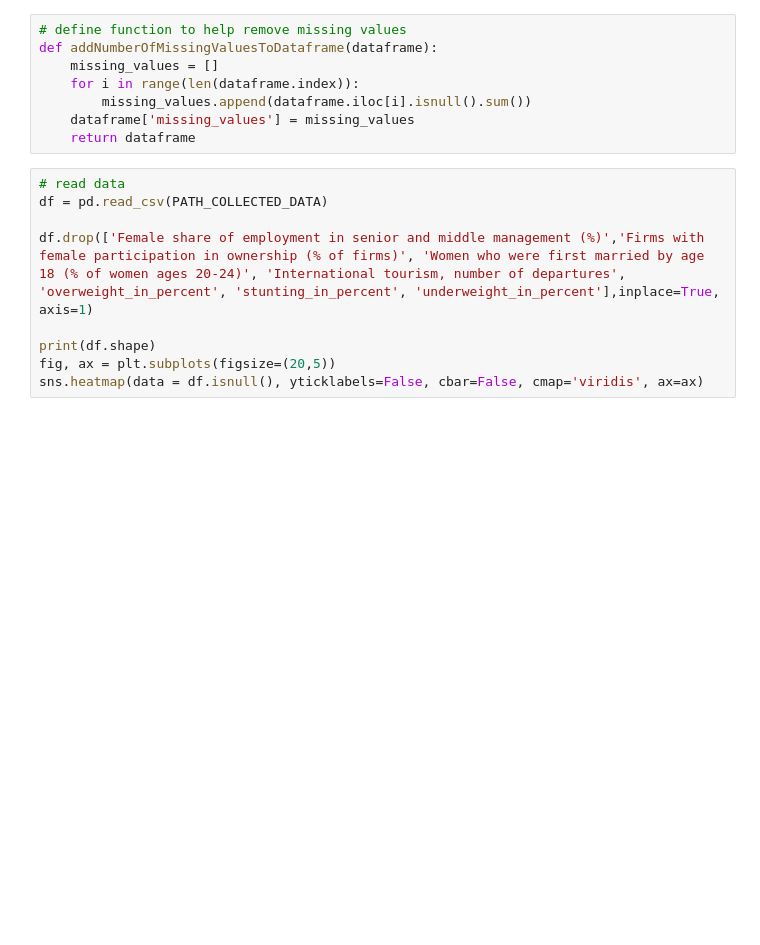
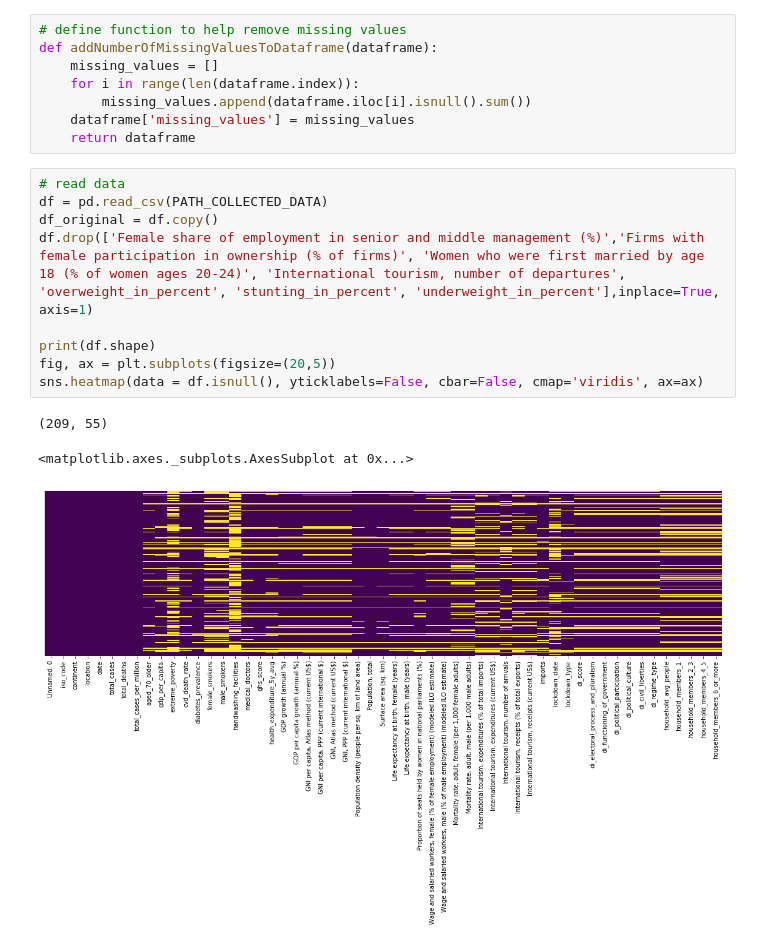
Before and after one commit to WWI17SEB/ml-covid, a Jupyter notebook: data/prepare_data.ipynb, the cells around one changed output. Saved outputs shown, nothing was run; the diff lists cells and outputs as text; blank space fills up the shorter version.

```diff
--- a/data/prepare_data.ipynb
+++ b/data/prepare_data.ipynb
@@ -24,12 +24,16 @@ def addNumberOfMissingValuesToDataframe(dataframe):
 # %%
 # read data
 df = pd.read_csv(PATH_COLLECTED_DATA)
-
+df_original = df.copy()
 df.drop(['Female share of employment in senior and middle management (%)','Firms with female participation in ownership (% of firms)', 'Women who were first married by age 18 (% of women ages 20-24)', 'International tourism, number of departures', 'overweight_in_percent', 'stunting_in_percent', 'underweight_in_percent'],inplace=True, axis=1)
 
 print(df.shape)
 fig, ax = plt.subplots(figsize=(20,5))
 sns.heatmap(data = df.isnull(), yticklabels=False, cbar=False, cmap='viridis', ax=ax)
+# %% [output]
+(209, 55)
+<matplotlib.axes._subplots.AxesSubplot at 0x...>
+[figure, added]
 # %%
 # correlation and removal
 corr = df.loc[:, ['di_score', 'di_electoral_process_and_pluralism', 'di_functioning_of_government', 'di_political_participation', 'di_political_culture', 'di_civil_liberties', 'household_avg_people', 'household_members_1', 'household_members_2_3', 'household_members_4_5', 'household_members_6_or_more']].corr()
```
Also changed, not shown: parts of 28 cells of this notebook, 2 other files.
